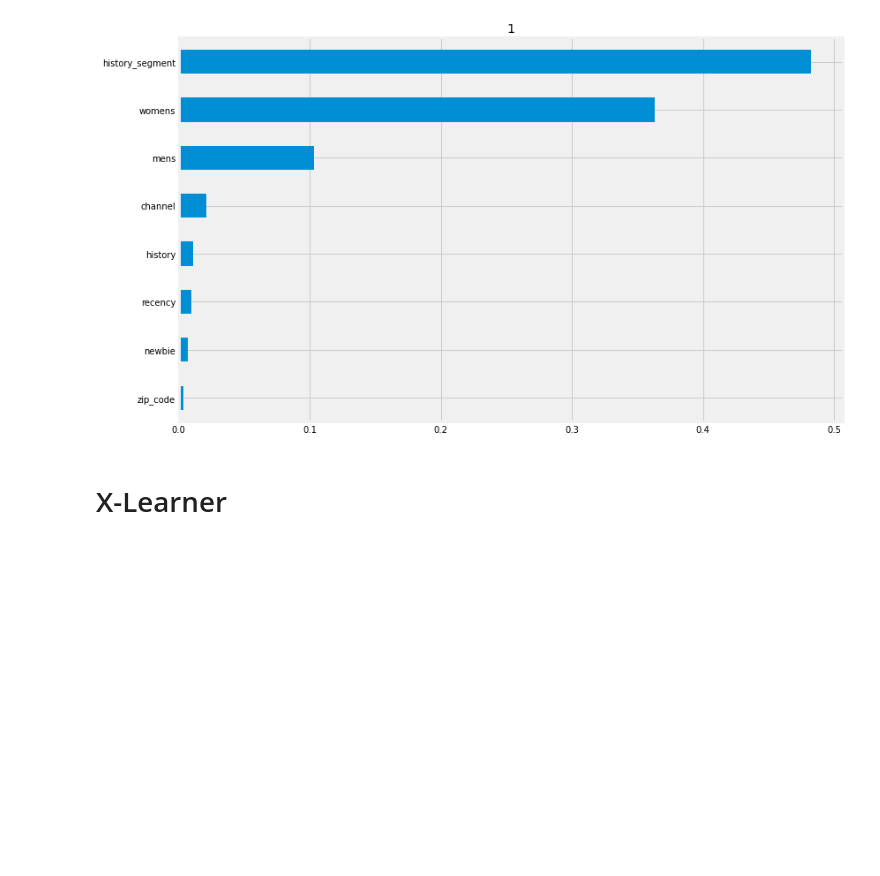
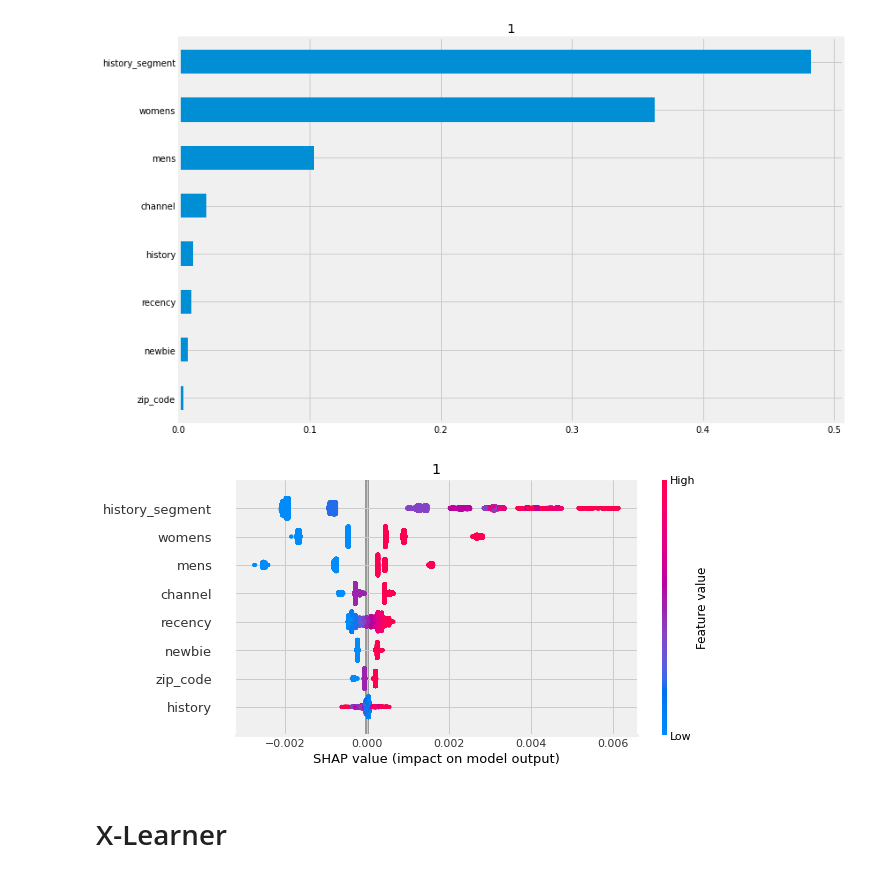
Before and after one commit to ryotoitoi/econome_ml_demo, a Jupyter notebook: notebook/mail_demo/mail_causalml.ipynb, the cells around one changed output. Drawn from its saved outputs; the diff is of its cells as text; code cells hidden in the pictures; blank space fills up the shorter version.

```diff
--- a/notebook/mail_demo/mail_causalml.ipynb
+++ b/notebook/mail_demo/mail_causalml.ipynb
@@ -221,6 +234,14 @@ learner_t.plot_importance(X=X,
                          features=X.columns)
 # %% [output]
 [figure]
+# %%
+# Using SHAP
+shap_slearner = learner_t.get_shap_values(X=X, tau=tlearner_tau, features=X.columns)
+
+# Plot shap values without specifying shap_dict
+learner_t.plot_shap_values(X=X, shap_dict=shap_slearner, features=X.columns)
+# %% [output]
+[figure, added]
 # %% [markdown]
 # X-Learner
 # %%
```
Also changed, not shown: parts of 3 cells of this notebook.
